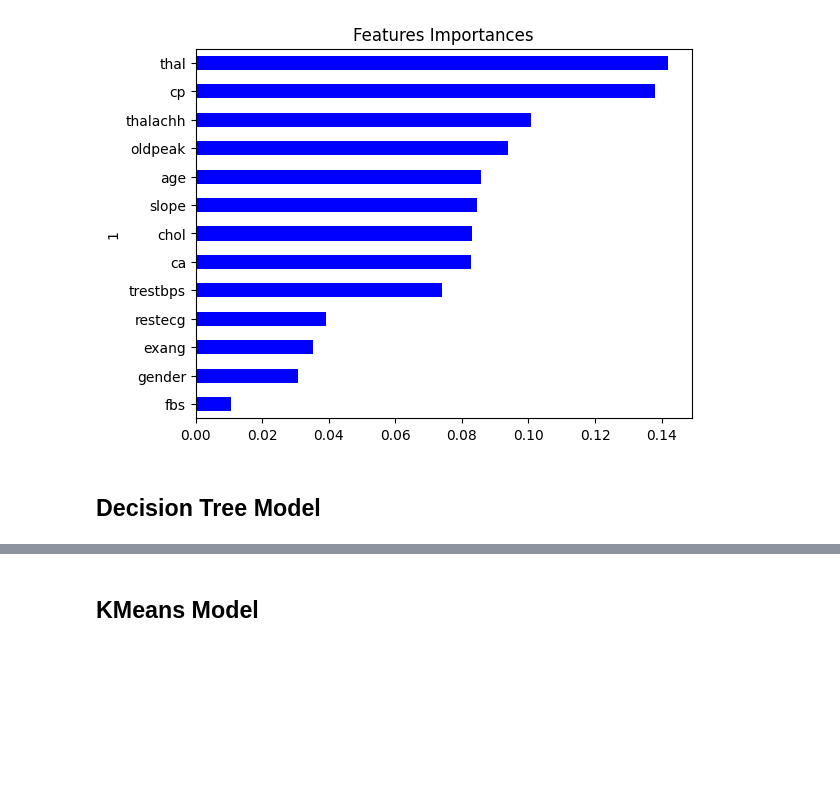
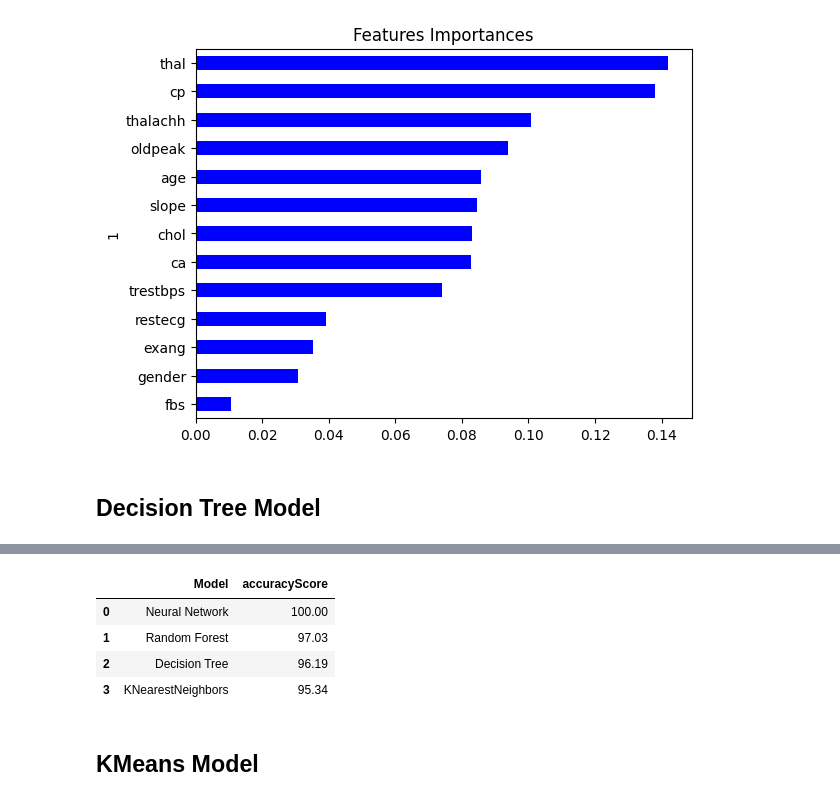
Before and after one commit to janakhamis/heart-disease-prediction, a Jupyter notebook: heart_disease.ipynb, the cells around one changed output, grey strips where cells are left out. Drawn from its saved outputs; the diff is of its cells as text; code cells hidden in the pictures; blank space fills up the shorter version.

Commit message:
Added another model

```diff
--- a/heart_disease.ipynb
+++ b/heart_disease.ipynb
@@ -734,0 +737,7 @@ weighted avg       0.96      0.96      0.96       472
+# %%
+# Instantiate the model with k = 3 neighbors
+from sklearn.neighbors import KNeighborsClassifier
+model = KNeighborsClassifier(n_neighbors=3)
+# %%
+# Train the model
+model.fit(X_train_scaled, y_train)
@@ -734,0 +746,6 @@ weighted avg       0.96      0.96      0.96       472
+# %%
+# Create predictions
+y_pred = model.predict(X_test_scaled)
+
+# Review the predictions
+y_pred
@@ -734,0 +770,3 @@ weighted avg       0.96      0.96      0.96       472
+# %%
+knn_acc_score = accuracy_score(y_test,y_pred)
+print(f"Accuracy Score : {knn_acc_score}")
@@ -735,3 +793,21 @@ weighted avg       0.96      0.96      0.96       472
+# %%
+models = pd.DataFrame({
+    'Model': ['Neural Network', 'Random Forest', 'Decision Tree', 'KNearestNeighbors'],
+    'accuracyScore': [model_accuracy_tain, rf_acc_score, dt_acc_score, knn_acc_score]
+})
+
+# Convert accuracy to percentage and format it to 2 decimal places
+models['accuracyScore'] = models['accuracyScore'] * 100
+models['accuracyScore'] = models['accuracyScore'].round(2)
+
+# Sort by accuracyScore in descending order
+models.sort_values(by = 'accuracyScore', ascending = False)
+# %% [output]
+|  | Model | accuracyScore |
+| 0 | Neural Network | 100.00 |
+| 1 | Random Forest | 97.03 |
+| 2 | Decision Tree | 96.19 |
+| 3 | KNearestNeighbors | 95.34 |
 # %% [markdown]
 ## KMeans Model
 # %%
```
Also changed, not shown: parts of 14 cells of this notebook.
